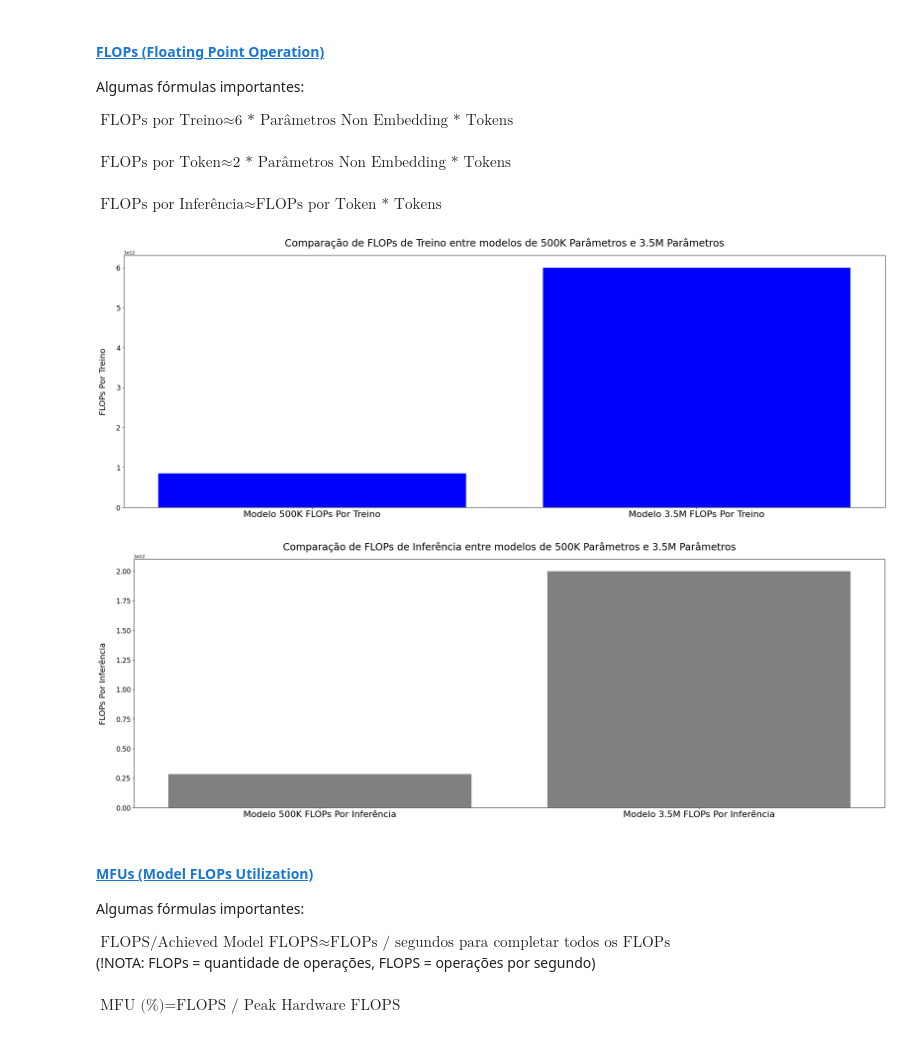
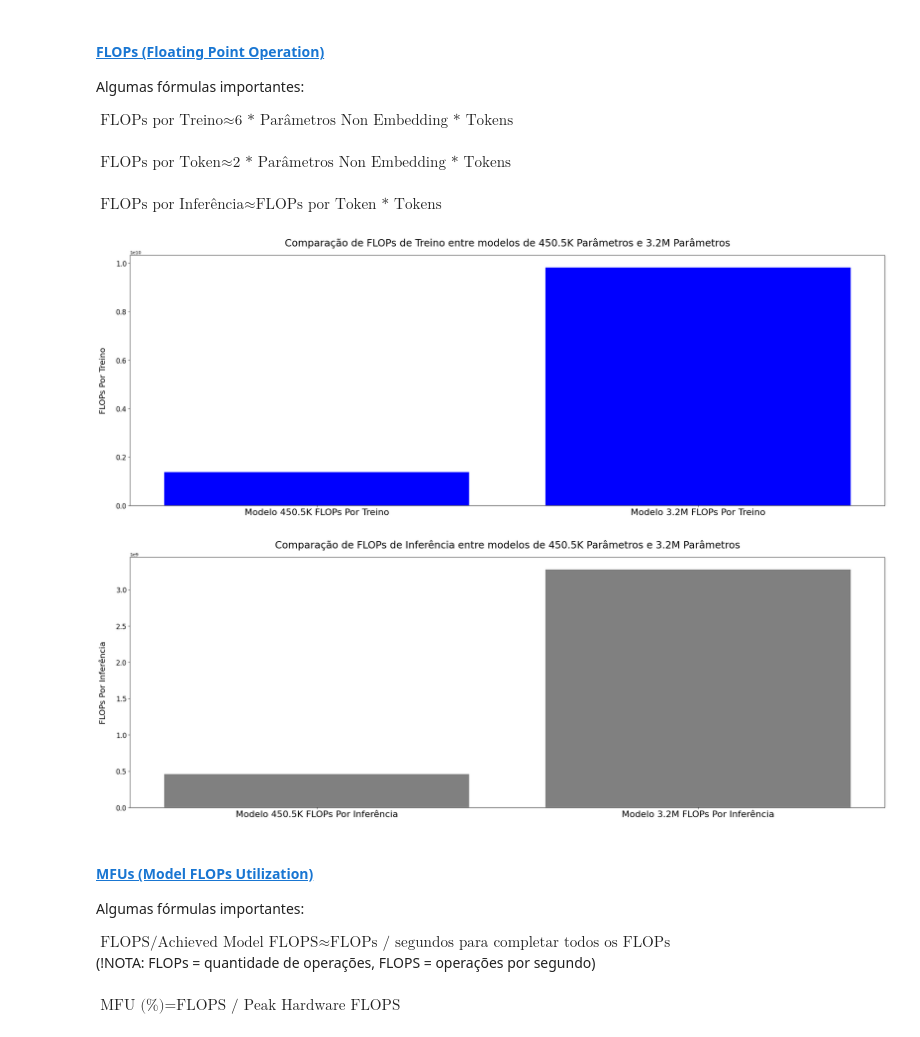
Before and after one commit to Eliezer-Carvalho/Tiny-GPT, a Jupyter notebook: Tiny_GPT.ipynb, the cells around one changed output. Saved outputs shown, nothing was run; the diff lists cells and outputs as text; code cells hidden in the pictures.

```diff
--- a/Tiny_GPT.ipynb
+++ b/Tiny_GPT.ipynb
@@ -803,42 +802,42 @@ $
 $
 # %%
 #Todas as Funções Usadas para calcular estes parâmetros estão presentes neste rep -> https://github.com/Eliezer-Carvalho/Tiny-GPT/tree/main/tools
-#Foram usados os seguintes modelos -> 450.5K Parâmetros vs 3.5M Parâmetros (Parâmetros Non Embedding)
+#Foram usados os seguintes modelos -> 450.5K Parâmetros vs 3.2M Parâmetros (Parâmetros Non Embedding)
 FLOPs = {
-  "flops_per_treino500K": 8.50e11,
-  "flops_per_treino3_5M": 6e12,
+  "flops_per_treino450.5K": 1.38e9,
+  "flops_per_treino3_2M": 9.83e9,
 
-  "flops_per_infer500k": 2.83e11,
-  "flops_per_infer3_5M": 2e12
+  "flops_per_infer450.5k": 4.61e8,
+  "flops_per_infer3_2M": 3.28e9
 }
 # %%
 plt.figure (figsize = (30, 10), dpi = 80)
 
-plt.bar (["Modelo 500K FLOPs Por Treino", "Modelo 3.5M FLOPs Por Treino"], [FLOPs["flops_per_treino500K"], FLOPs["flops_per_treino3_5M"]], color = "blue")
+plt.bar (["Modelo 450.5K FLOPs Por Treino", "Modelo 3.2M FLOPs Por Treino"], [FLOPs["flops_per_treino450.5K"], FLOPs["flops_per_treino3_2M"]], color = "blue")
 #plt.bar (FLOPs.keys(), FLOPs.values())
 
 plt.xticks (size = 20)
 plt.yticks (size = 15)
 plt.ylabel ("FLOPs Por Treino", size = 18, labelpad = 20)
 
-plt.title ("Comparação de FLOPs de Treino entre modelos de 500K Parâmetros e 3.5M Parâmetros", size = 22, pad = 20)
+plt.title ("Comparação de FLOPs de Treino entre modelos de 450.5K Parâmetros e 3.2M Parâmetros", size = 22, pad = 20)
 plt.show()
 # %% [output]
-[figure, old version]
+[figure, new version]
 # %%
 plt.figure (figsize = (30, 10), dpi = 80)
 
-plt.bar (["Modelo 500K FLOPs Por Inferência", "Modelo 3.5M FLOPs Por Inferência"], [FLOPs["flops_per_infer500k"], FLOPs["flops_per_infer3_5M"]], color = "gray")
+plt.bar (["Modelo 450.5K FLOPs Por Inferência", "Modelo 3.2M FLOPs Por Inferência"], [FLOPs["flops_per_infer450.5k"], FLOPs["flops_per_infer3_2M"]], color = "gray")
 #plt.bar (FLOPs.keys(), FLOPs.values())
 
 plt.xticks (size = 20)
 plt.yticks (size = 15)
 plt.ylabel ("FLOPs Por Inferência", size = 18, labelpad = 20)
 
-plt.title ("Comparação de FLOPs de Inferência entre modelos de 500K Parâmetros e 3.5M Parâmetros", size = 22, pad = 20)
+plt.title ("Comparação de FLOPs de Inferência entre modelos de 450.5K Parâmetros e 3.2M Parâmetros", size = 22, pad = 20)
 plt.show()
 # %% [output]
-[figure, old version]
+[figure, new version]
 # %% [markdown]
 #### **[MFUs (Model FLOPs Utilization)](https://github.com/Eliezer-Carvalho/Tiny-GPT/blob/main/tools/mfu_count.py)**
 
```
Also changed, not shown: parts of 7 cells of this notebook.
